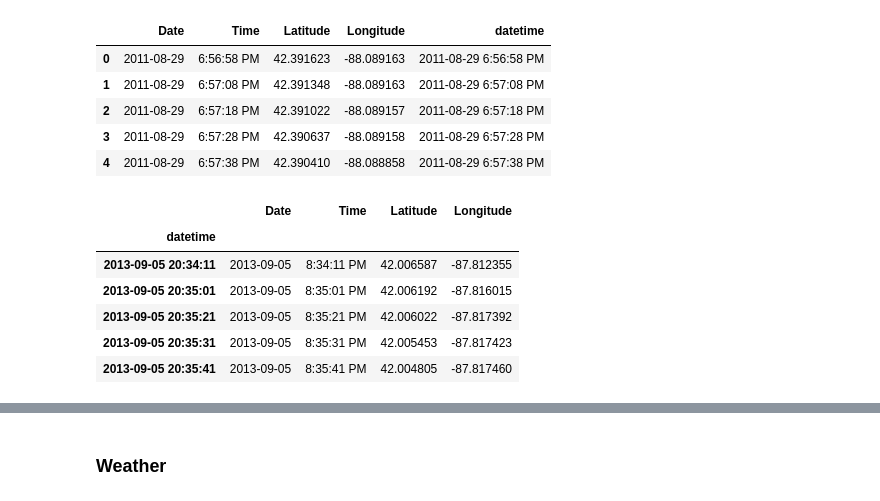
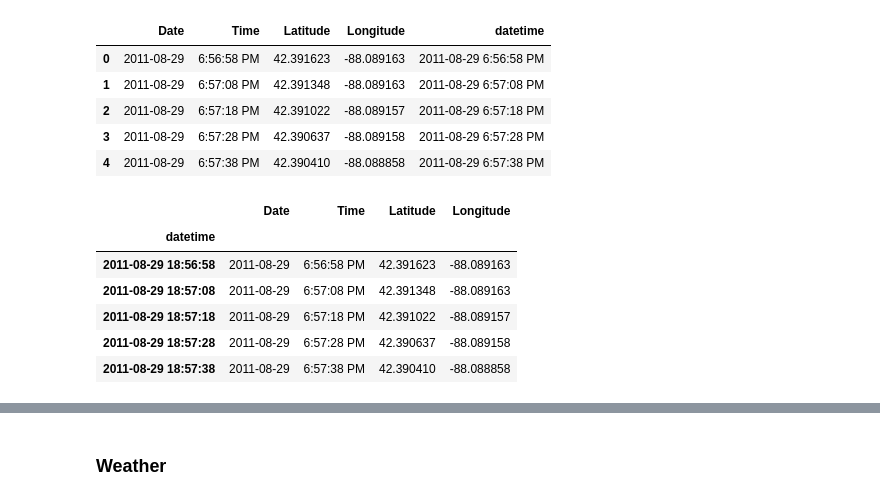
Before and after one commit to eeshawn11/DSI33-Project4, a Jupyter notebook: code/clean_1.ipynb, the cells around one changed output, grey strips where cells are left out. Saved outputs shown, nothing was run; the diff lists cells and outputs as text; code cells hidden in the pictures.

```diff
--- a/code/clean_1.ipynb
+++ b/code/clean_1.ipynb
@@ -481,12 +220,12 @@ df_spray['datetime'] = pd.to_datetime(df_spray['datetime'])
 # set datetime column to be the index
 df_spray.set_index('datetime', inplace=True)
 # %%
-df_spray.tail()
+df_spray.head()
 # %% [output]
 |  | Date | Time | Latitude | Longitude |
 | datetime |  |  |  |  |
-| 2013-09-05 20:34:11 | 2013-09-05 | 8:34:11 PM | 42.006587 | -87.812355 |
-| 2013-09-05 20:35:01 | 2013-09-05 | 8:35:01 PM | 42.006192 | -87.816015 |
-| 2013-09-05 20:35:21 | 2013-09-05 | 8:35:21 PM | 42.006022 | -87.817392 |
-| 2013-09-05 20:35:31 | 2013-09-05 | 8:35:31 PM | 42.005453 | -87.817423 |
-| 2013-09-05 20:35:41 | 2013-09-05 | 8:35:41 PM | 42.004805 | -87.817460 |
+| 2011-08-29 18:56:58 | 2011-08-29 | 6:56:58 PM | 42.391623 | -88.089163 |
+| 2011-08-29 18:57:08 | 2011-08-29 | 6:57:08 PM | 42.391348 | -88.089163 |
+| 2011-08-29 18:57:18 | 2011-08-29 | 6:57:18 PM | 42.391022 | -88.089157 |
+| 2011-08-29 18:57:28 | 2011-08-29 | 6:57:28 PM | 42.390637 | -88.089158 |
+| 2011-08-29 18:57:38 | 2011-08-29 | 6:57:38 PM | 42.390410 | -88.088858 |
```
Also changed, not shown: parts of 95 cells of this notebook.
